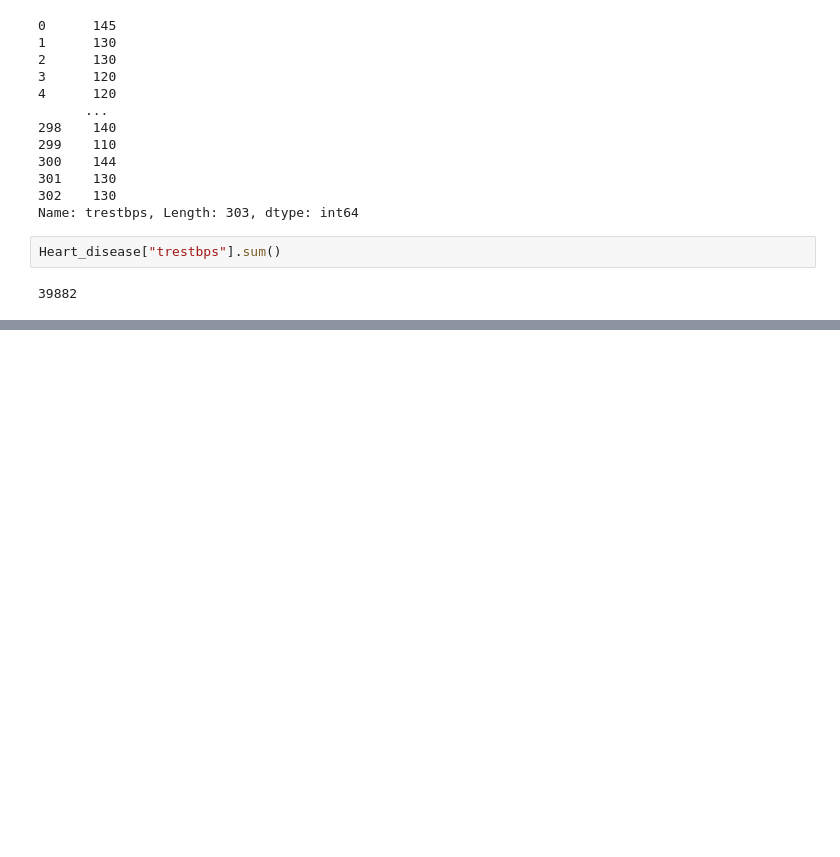
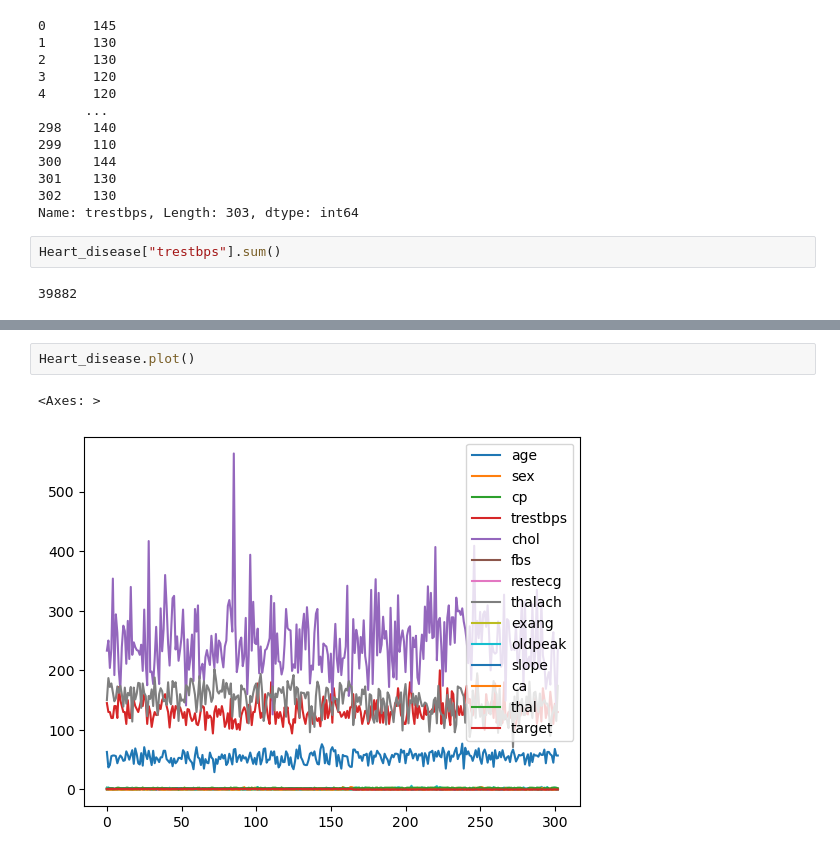
Before and after one commit to Nimat442/sample_project_1, a Jupyter notebook: Heart_disease.ipynb, the cells around one changed output, grey strips where cells are left out. Saved outputs shown, nothing was run; the diff lists cells and outputs as text; blank space fills up the shorter version.

Commit message:
update heart_disease

```diff
--- a/Heart_disease.ipynb
+++ b/Heart_disease.ipynb
@@ -58,0 +131,5 @@ Heart_disease["trestbps"].sum()
+# %%
+Heart_disease.plot()
+# %% [output]
+<Axes: >
+[figure, added]
```
Also changed, not shown: parts of 7 cells of this notebook.
